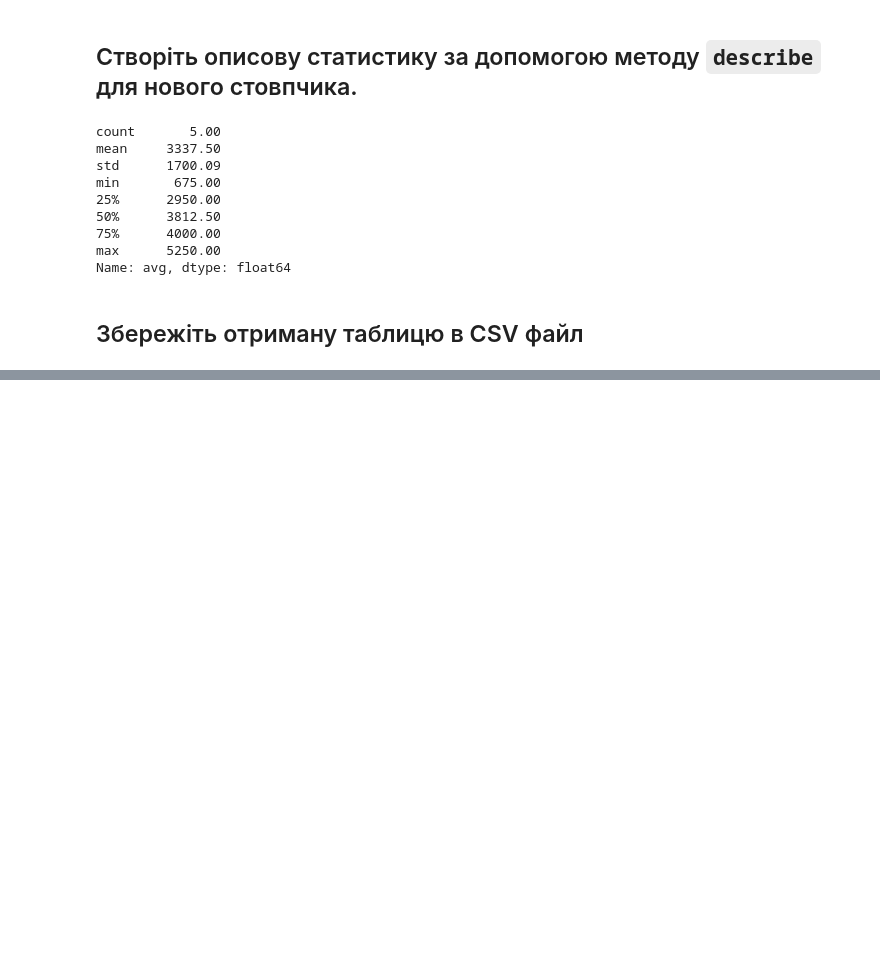
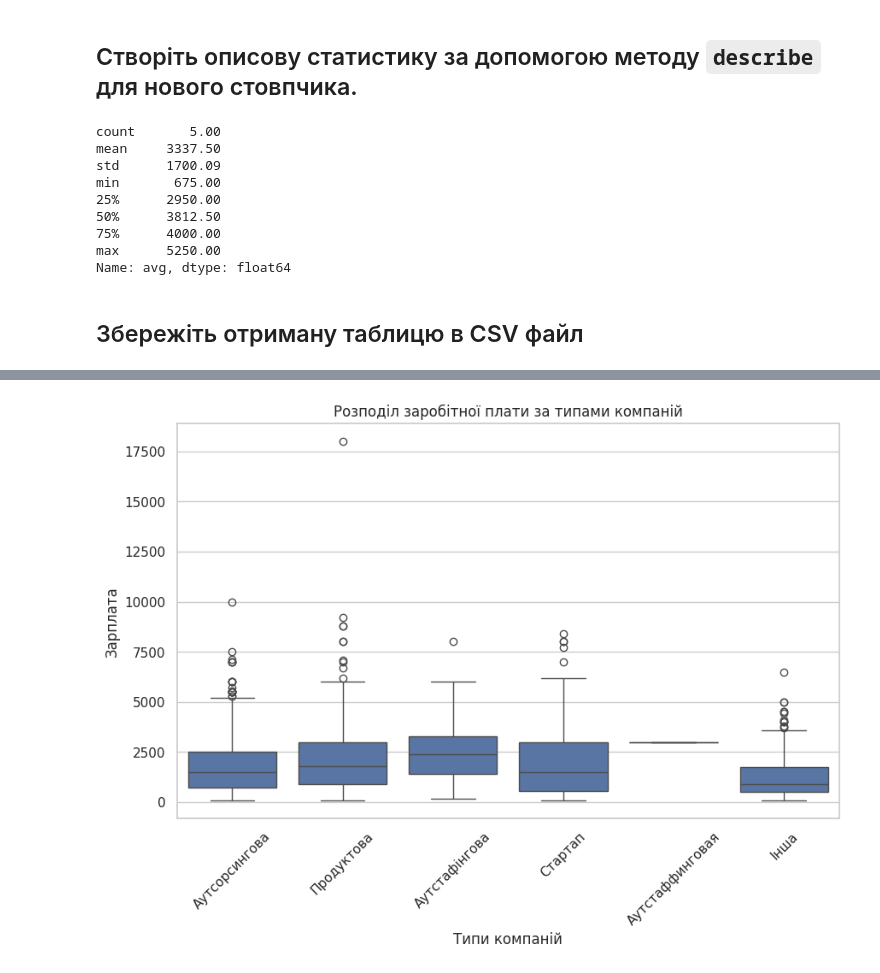
Before and after one commit to OleksiyM/Data_Science, a Jupyter notebook: Module_02/Hw2.2.ipynb, the cells around one changed output, grey strips where cells are left out. Drawn from its saved outputs; the diff is of its cells as text; code cells hidden in the pictures; blank space fills up the shorter version.

```diff
--- a/Module_02/Hw2.2.ipynb
+++ b/Module_02/Hw2.2.ipynb
@@ -191,0 +239,11 @@ grouped_by_job_and_salary.to_csv('salary_stat.csv')
+# %%
+# 3: Box plot of salaries by company type
+plt.figure(figsize=(10, 6))
+sns.boxplot(x='Тип компанії', y='Зарплата на місяць', data=df)
+plt.title('Розподіл заробітної плати за типами компаній')
+plt.xlabel('Типи компаній')
+plt.ylabel('Зарплата')
+plt.xticks(rotation=45)
+plt.show()
+# %% [output]
+[figure, added]
```
Also changed, not shown: parts of 12 cells of this notebook.
